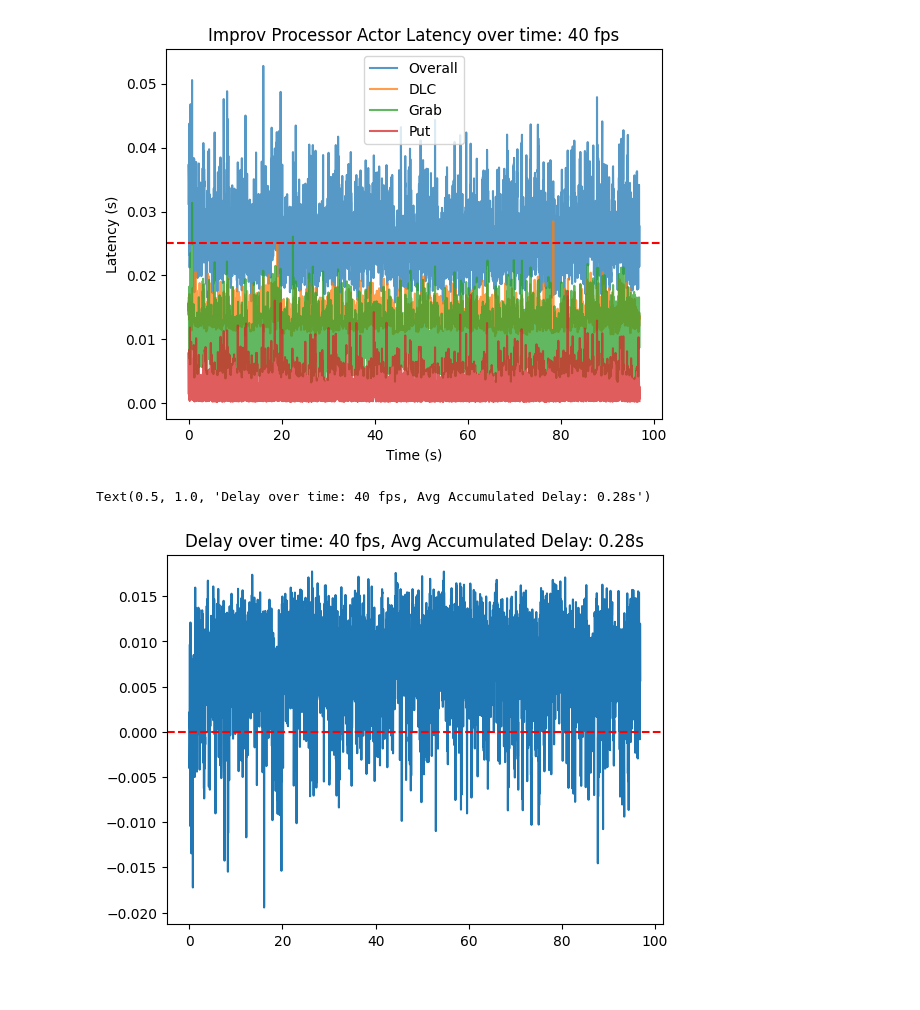
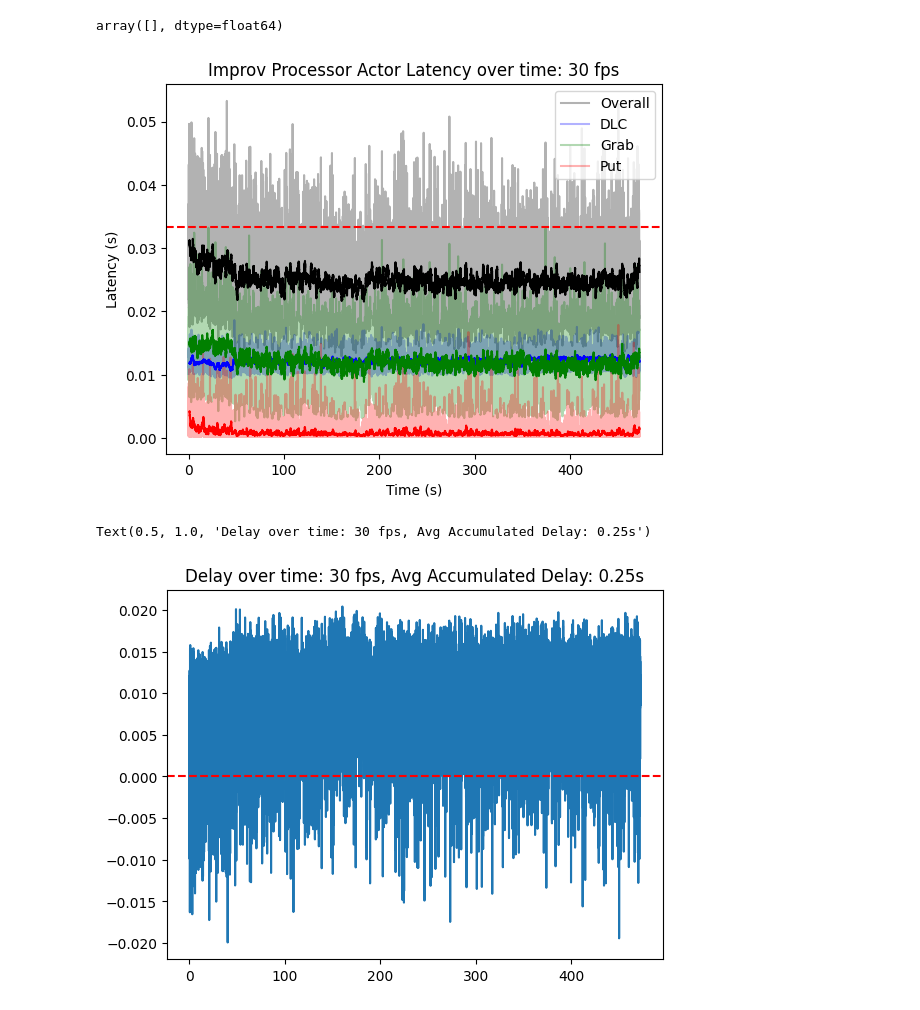
Before and after one commit to draeloslab/improv, a Jupyter notebook: demos/FES/latenciesPlots.ipynb, the cells around one changed output. Drawn from its saved outputs; the diff is of its cells as text; code cells hidden in the pictures.

Commit message:
finished notebook to plot latencies

```diff
--- a/demos/FES/latenciesPlots.ipynb
+++ b/demos/FES/latenciesPlots.ipynb
@@ -2,11 +2,23 @@
 import numpy as np
 import matplotlib.pyplot as plt
 
-home = '/home/chesteklab/predictions/20241001-154356/'
-
+home = '/home/chesteklab/predictions/20241001-1629/'
+#DLC Actor
 overall = np.load(home + 'latencies.npy')
 dlc = np.load(home + 'dlcLatencies.npy')
 grab = np.load(home + 'grabLatencies.npy')
 put = np.load(home + 'putLatencies.npy')
-fps = 40
+
+#GUI Actor
+
+gui_pred = np.load(home + 'vizpredictionslatencies.npy')
+gui_frame = np.load(home + 'vizframelatencies.npy')
+
+#Video Actor
+save = np.load(home + 'saveLatencies.npy')
+
+#Camera Actor
+cam = np.load(home + 'camframeLatencies.npy')
+
+fps = 30
 time = np.arange(0, len(overall)) / fps
@@ -13,16 +27,36 @@ time = np.arange(0, len(overall)) / fps
+# %%
+test
+# %% [output]
+array([], dtype=float64)
 # %%
-plt.plot(time, overall, label='Overall', alpha=0.75)
-plt.plot(time, dlc, label='DLC', alpha=0.75)
-plt.plot(time, grab, label='Grab', alpha=0.75)
-plt.plot(time, put, label='Put', alpha=0.75)
+window_size = 30
+time = np.arange(0, len(overall)) / fps
+# Calculate running mean
+overall_mean = np.convolve(overall, np.ones(window_size)/window_size, mode='valid')
+dlc_mean = np.convolve(dlc, np.ones(window_size)/window_size, mode='valid')
+grab_mean = np.convolve(grab, np.ones(window_size)/window_size, mode='valid')
+put_mean = np.convolve(put, np.ones(window_size)/window_size, mode='valid')
+
+# Plot raw data with transparency
+plt.plot(time, overall, label='Overall', alpha=0.3, color='black')
+plt.plot(time, dlc, label='DLC', alpha=0.3, color='blue')
+plt.plot(time, grab, label='Grab', alpha=0.3, color='green')
+plt.plot(time, put, label='Put', alpha=0.3, color='red')
+
+# Plot running mean
+plt.plot(time[window_size-1:], overall_mean, color='black')
+plt.plot(time[window_size-1:], dlc_mean, color='blue')
+plt.plot(time[window_size-1:], grab_mean, color='green')
+plt.plot(time[window_size-1:], put_mean,  color='red')
+
 plt.legend()
 plt.ylabel('Latency (s)')
 plt.xlabel('Time (s)')
 plt.title(f'Improv Processor Actor Latency over time: {fps} fps')
 plt.axhline(y=1/fps, color='r', linestyle='--')
 plt.show()
 # %% [output]
-[figure, old version]
+[figure, new version]
 # %%
 delay = (1/30-overall)
 accumulated_delay = np.cumsum(delay)
@@ -30,5 +64,5 @@ plt.plot(time, delay, label='Delay')
 plt.axhline(y=0, color='r', linestyle='--')
 plt.title(f'Delay over time: {fps} fps, Avg Accumulated Delay: {accumulated_delay[-1]/time[-1]:.2f}s')
 # %% [output]
-Text(0.5, 1.0, 'Delay over time: 40 fps, Avg Accumulated Delay: 0.28s')
+Text(0.5, 1.0, 'Delay over time: 30 fps, Avg Accumulated Delay: 0.25s')
-[figure, old version]
+[figure, new version]
```
Also changed, not shown: parts of 2 cells of this notebook, 3 other files.
